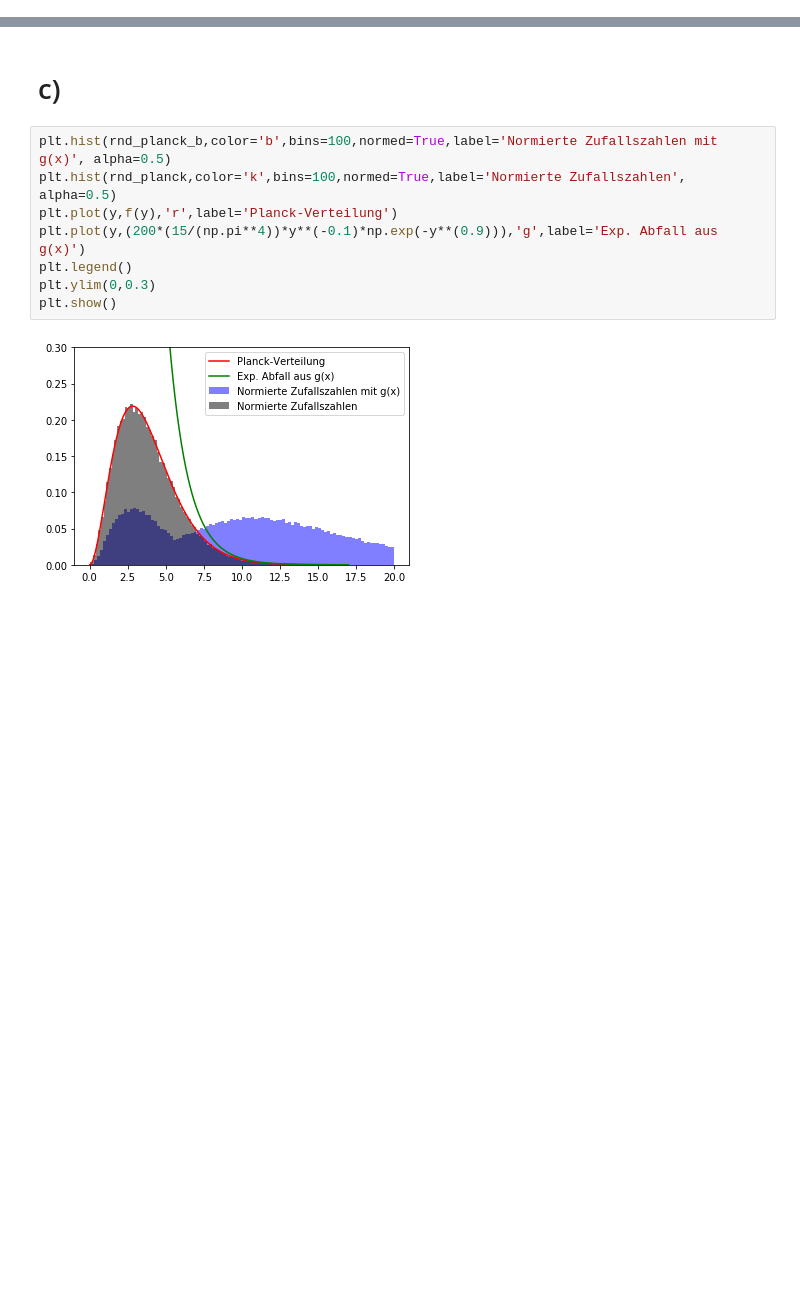
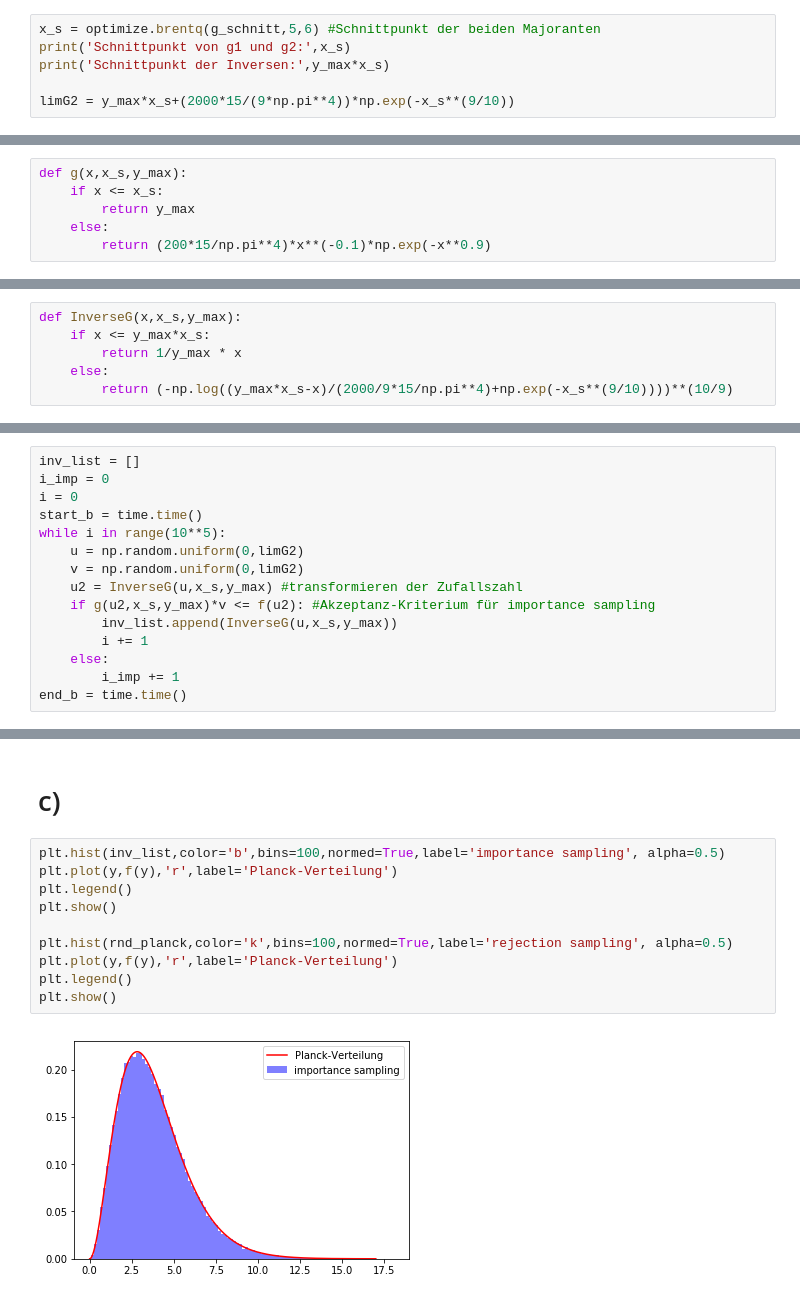
Before and after one commit to MagischeMiesmuschel/SMD_Uebung_WS1819, a Jupyter notebook: Abgabe3/Aufgabe8.ipynb, the cells around one changed output, grey strips where cells are left out. Drawn from its saved outputs; the diff is of its cells as text; blank space fills up the shorter version.

```diff
--- a/Abgabe3/Aufgabe8.ipynb
+++ b/Abgabe3/Aufgabe8.ipynb
@@ -125,0 +121,6 @@ end_b = time.time()
+# %%
+x_s = optimize.brentq(g_schnitt,5,6) #Schnittpunkt der beiden Majoranten
+print('Schnittpunkt von g1 und g2:',x_s)
+print('Schnittpunkt der Inversen:',y_max*x_s)
+
+limG2 = y_max*x_s+(2000*15/(9*np.pi**4))*np.exp(-x_s**(9/10))
@@ -125,0 +130,6 @@ end_b = time.time()
+# %%
+def g(x,x_s,y_max):
+    if x <= x_s:
+        return y_max
+    else:
+        return (200*15/np.pi**4)*x**(-0.1)*np.exp(-x**0.9)
@@ -125,0 +148,6 @@ end_b = time.time()
+# %%
+def InverseG(x,x_s,y_max):
+    if x <= y_max*x_s:
+        return 1/y_max * x
+    else:
+        return (-np.log((y_max*x_s-x)/(2000/9*15/np.pi**4)+np.exp(-x_s**(9/10))))**(10/9)
@@ -126 +184,16 @@ end_b = time.time()
+# %%
+inv_list = []
+i_imp = 0
+i = 0
+start_b = time.time()
+while i in range(10**5):
+    u = np.random.uniform(0,limG2)
+    v = np.random.uniform(0,limG2)
+    u2 = InverseG(u,x_s,y_max) #transformieren der Zufallszahl
+    if g(u2,x_s,y_max)*v <= f(u2): #Akzeptanz-Kriterium für importance sampling
+        inv_list.append(InverseG(u,x_s,y_max))
+        i += 1
+    else:
+        i_imp += 1
+end_b = time.time()
 # %%
@@ -135,12 +206,14 @@ plt.show()
 # %% [markdown]
 # c)
 # %%
-plt.hist(rnd_planck_b,color='b',bins=100,normed=True,label='Normierte Zufallszahlen mit g(x)', alpha=0.5)
-plt.hist(rnd_planck,color='k',bins=100,normed=True,label='Normierte Zufallszahlen', alpha=0.5)
+plt.hist(inv_list,color='b',bins=100,normed=True,label='importance sampling', alpha=0.5)
 plt.plot(y,f(y),'r',label='Planck-Verteilung')
-plt.plot(y,(200*(15/(np.pi**4))*y**(-0.1)*np.exp(-y**(0.9))),'g',label='Exp. Abfall aus g(x)')
 plt.legend()
-plt.ylim(0,0.3)
 plt.show()
+
+plt.hist(rnd_planck,color='k',bins=100,normed=True,label='rejection sampling', alpha=0.5)
+plt.plot(y,f(y),'r',label='Planck-Verteilung')
+plt.legend()
+plt.show()
 # %% [output]
-[figure, old version]
+[figure, new version]
```
Also changed, not shown: parts of 18 cells of this notebook.
